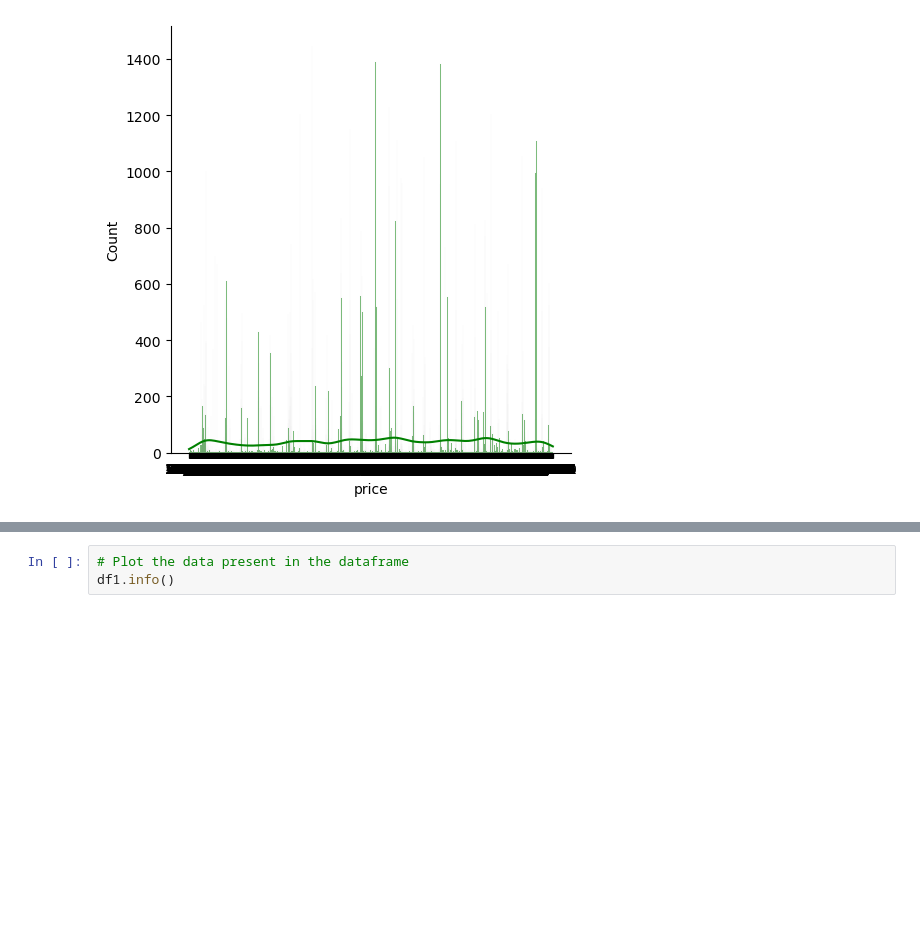
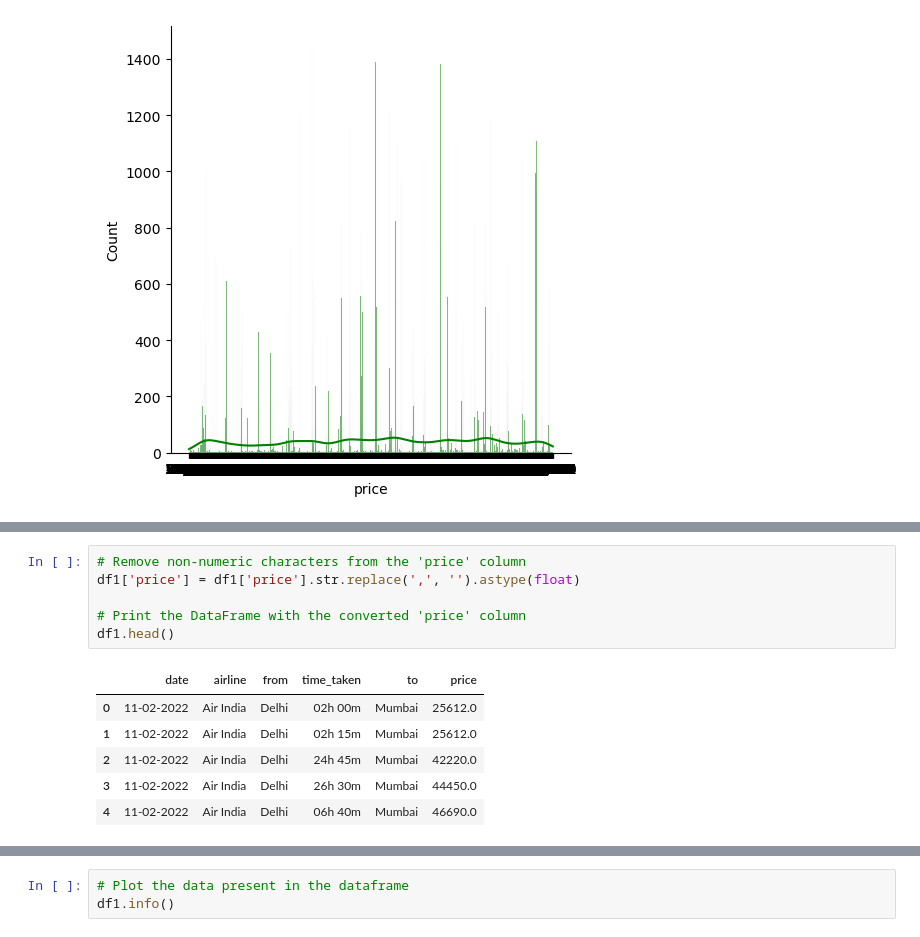
Before and after one commit to JulianaCBrum/MACHINE-LEARNING-, a Jupyter notebook: CA1_ML_Sem2.ipynb, the cells around one changed output, grey strips where cells are left out. Cells and saved outputs as stored; diff of their text form; blank space fills up the shorter version.

```diff
--- a/CA1_ML_Sem2.ipynb
+++ b/CA1_ML_Sem2.ipynb
@@ -202,0 +202,13 @@ df1.head()
+# %%
+# Remove non-numeric characters from the 'price' column
+df1['price'] = df1['price'].str.replace(',', '').astype(float)
+
+# Print the DataFrame with the converted 'price' column
+df1.head()
+# %% [output]
+|  | date | airline | from | time_taken | to | price |
+| 0 | 11-02-2022 | Air India | Delhi | 02h 00m | Mumbai | 25612.0 |
+| 1 | 11-02-2022 | Air India | Delhi | 02h 15m | Mumbai | 25612.0 |
+| 2 | 11-02-2022 | Air India | Delhi | 24h 45m | Mumbai | 42220.0 |
+| 3 | 11-02-2022 | Air India | Delhi | 26h 30m | Mumbai | 44450.0 |
+| 4 | 11-02-2022 | Air India | Delhi | 06h 40m | Mumbai | 46690.0 |
```
Also changed, not shown: parts of 15 cells of this notebook.
